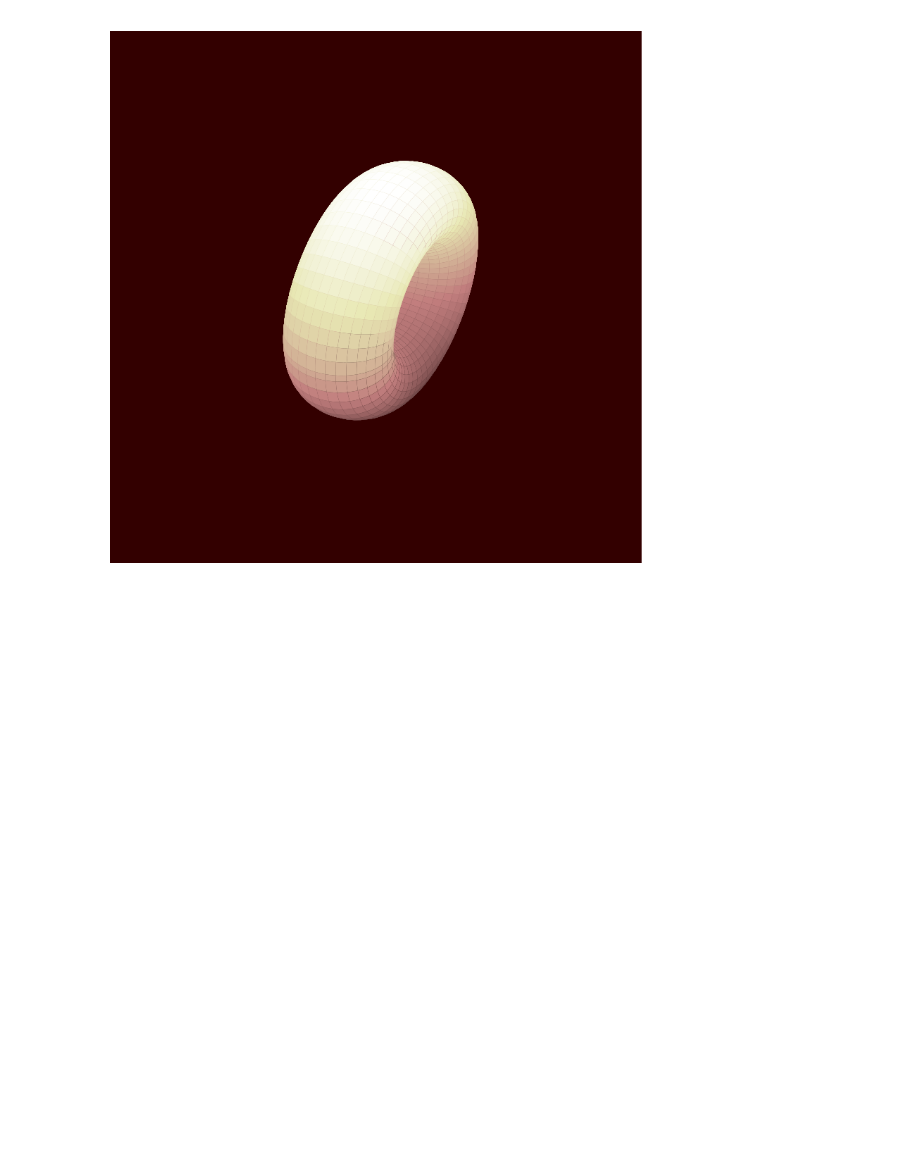
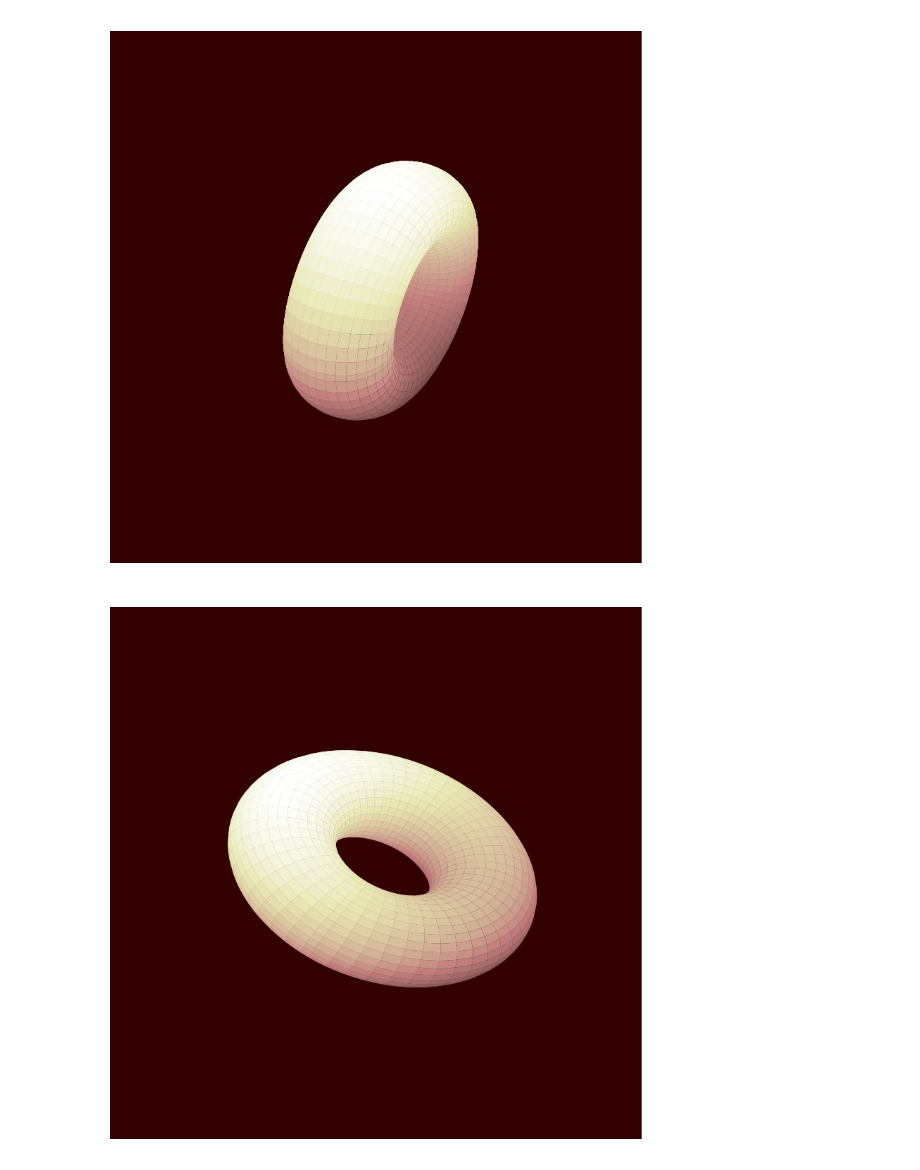
Before and after one commit to ReiYamahara/Miscellaneous-Pet-Projects, a Jupyter notebook: Torus/test.ipynb, the cells around one changed output. Saved outputs shown, nothing was run; the diff lists cells and outputs as text; code cells hidden in the pictures; blank space fills up the shorter version.

Commit message:
torus

```diff
--- a/Torus/test.ipynb
+++ b/Torus/test.ipynb
@@ -27,7 +27,7 @@ coordinate_array = mesh_array.T.reshape(-1, 3)
 # applying the rotation_matrix onto the coordinate_array: rotated_array is of shape (num_points**2, 3)
 rotated_array = np.dot(coordinate_array, rotation_matrix_x) # nor sure how this works actually...
 # converting it back into a matrix of shape
-rotated_mesh_array = rotated_array.T.reshape(3, dots, dots)
+rotated_mesh_array = rotated_array.T.reshape(3, num_points, num_points)
 # then apply multiply with the rotation matrix (3, num_points, num_points) so that we can plot it using plot_surface
 
 fig = plt.figure(figsize = (5,5), dpi = 200)
@@ -46,7 +46,7 @@ for i in range(5):
     # applying the rotation_matrix onto the coordinate_array: rotated_array is of shape (num_points**2, 3)
     rotated_array = np.dot(coordinate_array, rotation_matrix_x) # nor sure how this works actually...
     # converting it back into a matrix of shape
-    rotated_mesh_array = rotated_array.T.reshape(3, dots, dots)
+    rotated_mesh_array = rotated_array.T.reshape(3, num_points, num_points)
     # then apply multiply with the rotation matrix (3, num_points, num_points) so that we can plot it using plot_surface
 
     plot = ax.plot_surface(rotated_mesh_array[0], rotated_mesh_array[1], rotated_mesh_array[2], rstride = 3, cstride = 2, cmap = 'pink')
@@ -96,0 +62,50 @@ plt.show()
+# %%
+import numpy as np
+import matplotlib.pyplot as plt
+import matplotlib.animation as animation
+# a and b are parameters
+# c and d are constants
+theta = np.linspace(0, 2*np.pi, 100)
+theta, phi = np.meshgrid(theta, theta)
+c, d = 2, 1
+num_points = len(theta)
+
+# x, y, z are 2d matrices of shape theta * theta. (x[0][0], y[0][0], z[0][0]) is one coordinate of the torus.
+x = (c + d * np.cos(theta)) * np.cos(phi)
+y = (c + d * np.cos(theta)) * np.sin(phi)
+z = d * np.sin(theta)
+
+# define a rotation matrix around an axis
+a = 0.4
+rotation_matrix_x = np.array([[1.0, 0, 0],
+                    [0, np.cos(a), -np.sin(a)],
+                    [0, np.sin(a), np.cos(a)]])
+
+# mesh_array is a (3, num_points, num_points) matrix
+mesh_array = np.array([x, y, z])
+# converting into coordinates: a  matrix of shape (num_points**2, 3)
+coordinate_array = mesh_array.T.reshape(-1, 3)
+# applying the rotation_matrix onto the coordinate_array: rotated_array is of shape (num_points**2, 3)
+rotated_array = np.dot(coordinate_array, rotation_matrix_x) # nor sure how this works actually...
+# converting it back into a matrix of shape
+rotated_mesh_array = rotated_array.T.reshape(3, num_points, num_points)
+# then apply multiply with the rotation matrix (3, num_points, num_points) so that we can plot it using plot_surface
+
+fig = plt.figure(figsize = (5,5), dpi = 200)
+ax = plt.axes(projection = '3d')
+ax.view_init(36, 26)
+ax.set_facecolor([0.2, 0, 0]) # background colour
+ax.set_zlim(-3,3)
+ax.set_ylim(-3,3)
+ax.dist = 10
+plot = ax.plot_surface(rotated_mesh_array[0], rotated_mesh_array[1], rotated_mesh_array[2], rstride = 3, cstride = 2, cmap = 'pink')
+plots.append(plot)
+plots = []
+
+
+
+ax.axis('off')
+plt.show();
+# can do wire frame...? or contourf3D...? check fractals_3d.py
+# %% [output]
+[figure, added]
```
Also changed, not shown: parts of 2 cells of this notebook, 1 other file.
